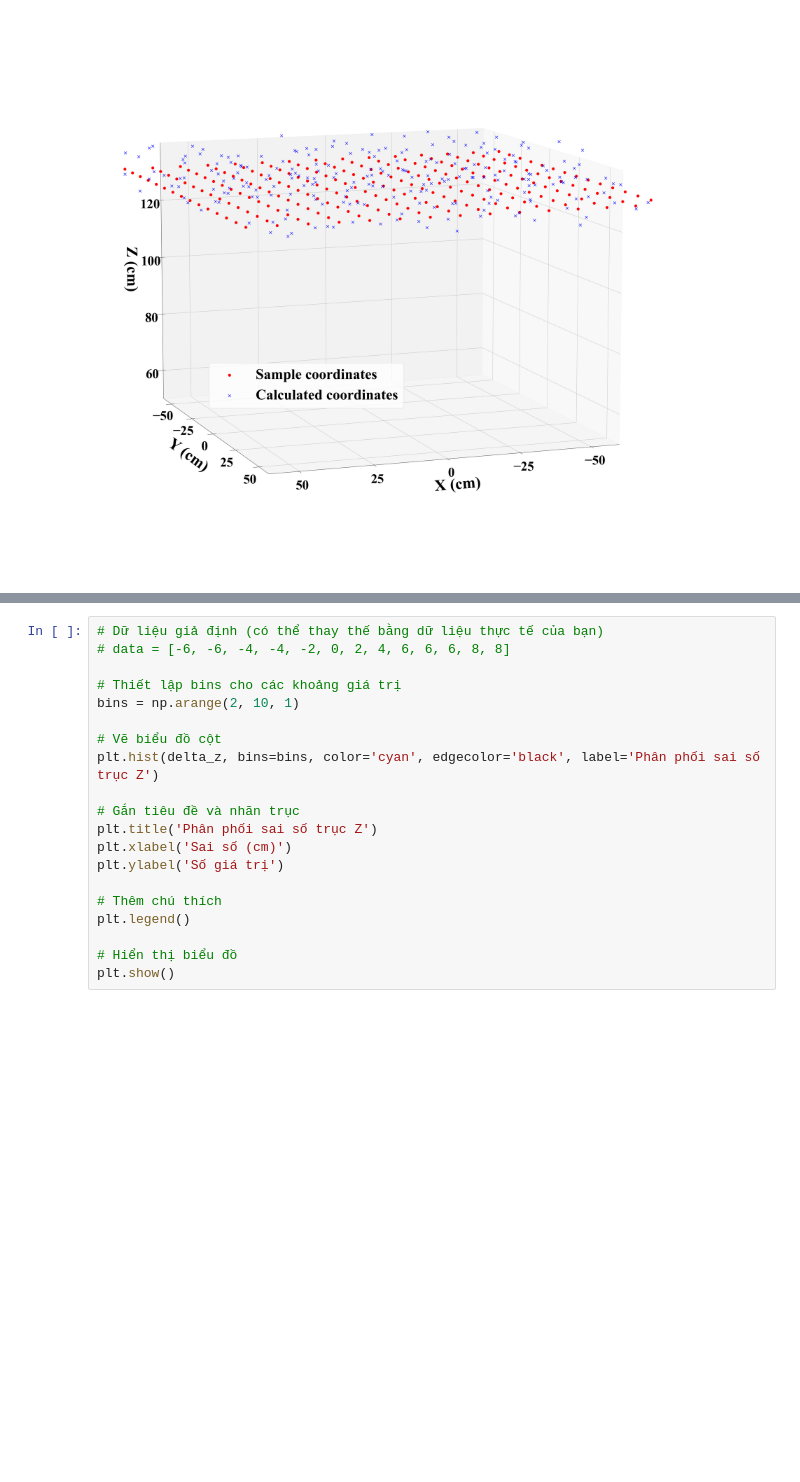
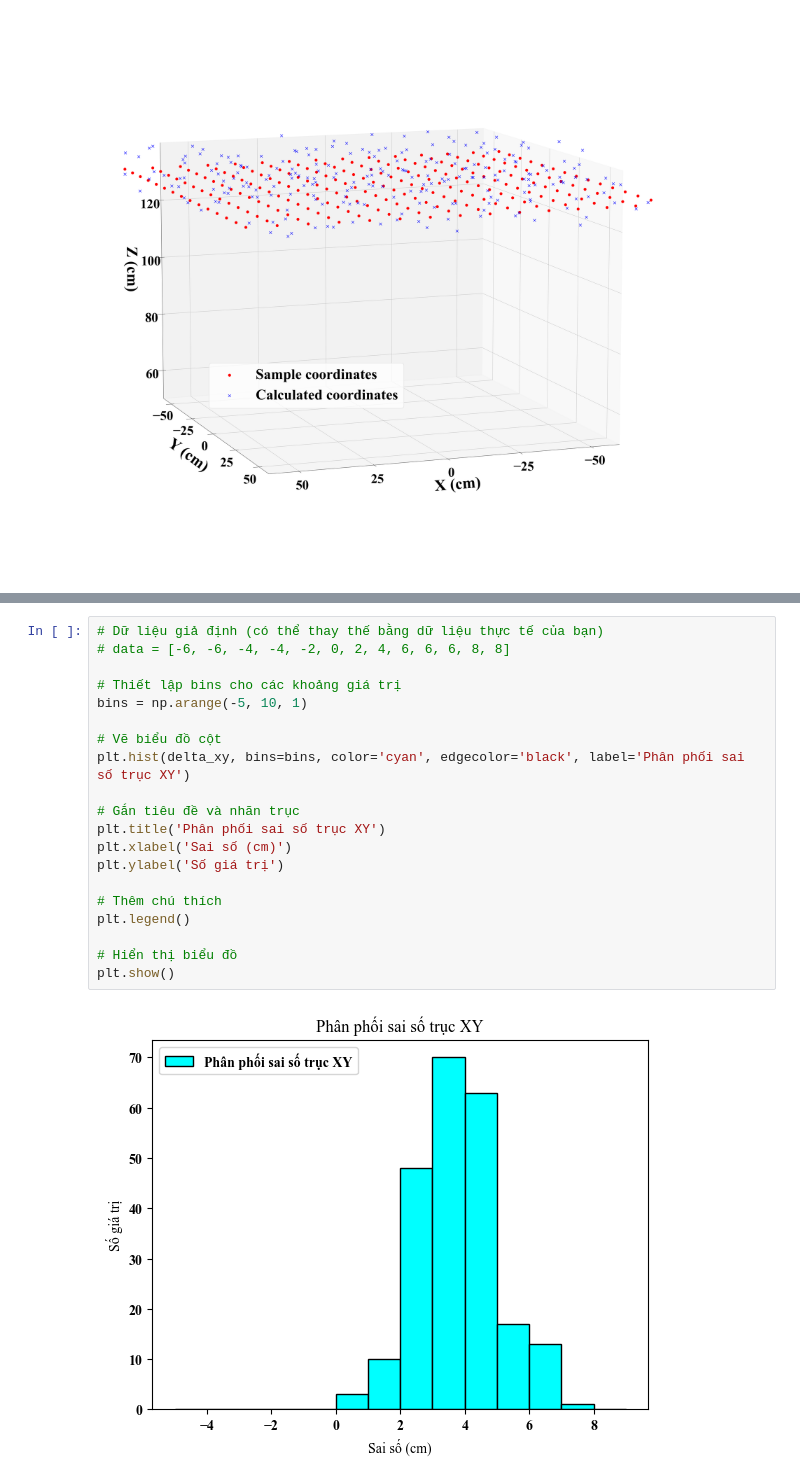
Before and after one commit to nguyendinhquan140701/LEDs_Data_Processing, a Jupyter notebook: Encode_Decode/draw/c2_position.ipynb, the cells around one changed output, grey strips where cells are left out. Drawn from its saved outputs; the diff is of its cells as text; blank space fills up the shorter version.

```diff
--- a/Encode_Decode/draw/c2_position.ipynb
+++ b/Encode_Decode/draw/c2_position.ipynb
@@ -182,20 +182,22 @@ plt.show()
 # %%
 # Dữ liệu giả định (có thể thay thế bằng dữ liệu thực tế của bạn)
 # data = [-6, -6, -4, -4, -2, 0, 2, 4, 6, 6, 6, 8, 8]
 
 # Thiết lập bins cho các khoảng giá trị
-bins = np.arange(2, 10, 1)
+bins = np.arange(-5, 10, 1)
 
 # Vẽ biểu đồ cột
-plt.hist(delta_z, bins=bins, color='cyan', edgecolor='black', label='Phân phối sai số trục Z')
+plt.hist(delta_xy, bins=bins, color='cyan', edgecolor='black', label='Phân phối sai số trục XY')
 
 # Gắn tiêu đề và nhãn trục
-plt.title('Phân phối sai số trục Z')
+plt.title('Phân phối sai số trục XY')
 plt.xlabel('Sai số (cm)')
 plt.ylabel('Số giá trị')
 
 # Thêm chú thích
 plt.legend()
 
 # Hiển thị biểu đồ
 plt.show()
+# %% [output]
+[figure, added]
```
Also changed, not shown: parts of 6 cells of this notebook, 3 other files.
